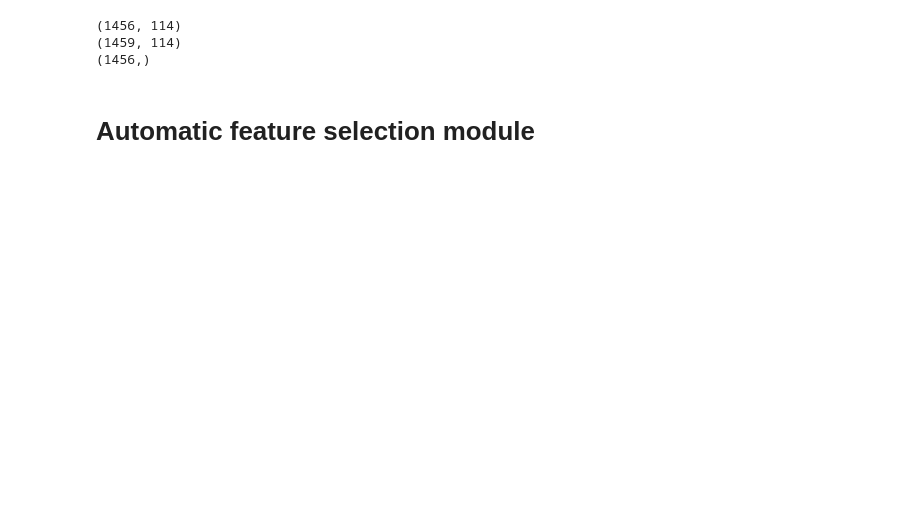
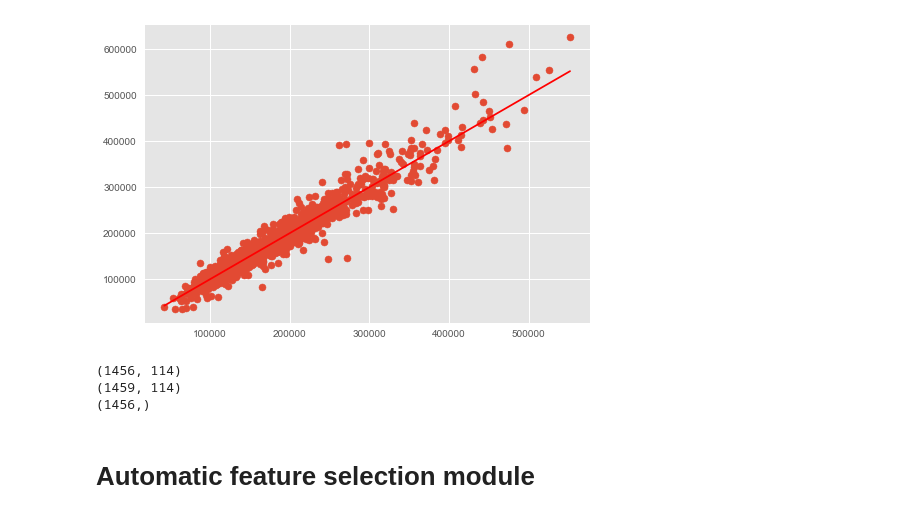
Before and after one commit to dolremi/Housing_Price, a Jupyter notebook: notebook/Linear model.ipynb, the cells around one changed output. Drawn from its saved outputs; the diff is of its cells as text; code cells hidden in the pictures; blank space fills up the shorter version.

```diff
--- a/notebook/Linear model.ipynb
+++ b/notebook/Linear model.ipynb
@@ -24,6 +24,18 @@ plt.style.use('ggplot')
 warnings.filterwarnings('ignore')
 # %%
 X_train, X_test, y  = DataStream.read_for_learn("data.json", "2-20Submit-Polynomal")
+# %%
+model = Lasso(alpha = 2e-4, max_iter =  50000).fit(X_train, y)
+p_pred = np.expm1(model.predict(X_train))
+plt.scatter(p_pred, np.expm1(y))
+plt.plot([min(p_pred),max(p_pred)], [min(p_pred),max(p_pred)], c="red")
+
+train,test= DataStream.load_data("data.json")
+p = np.expm1(model.predict(X_test))
+solution = pd.DataFrame({"id":test.Id, "SalePrice":p}, columns=['id', 'SalePrice'])
+solution.to_csv("../data/submission/tmp_test.csv", index = False)
+# %% [output]
+[figure, added]
 # %%
 print(X_train.shape)
 print(X_test.shape)
```
Also changed, not shown: parts of 13 cells of this notebook, 1 other file.
